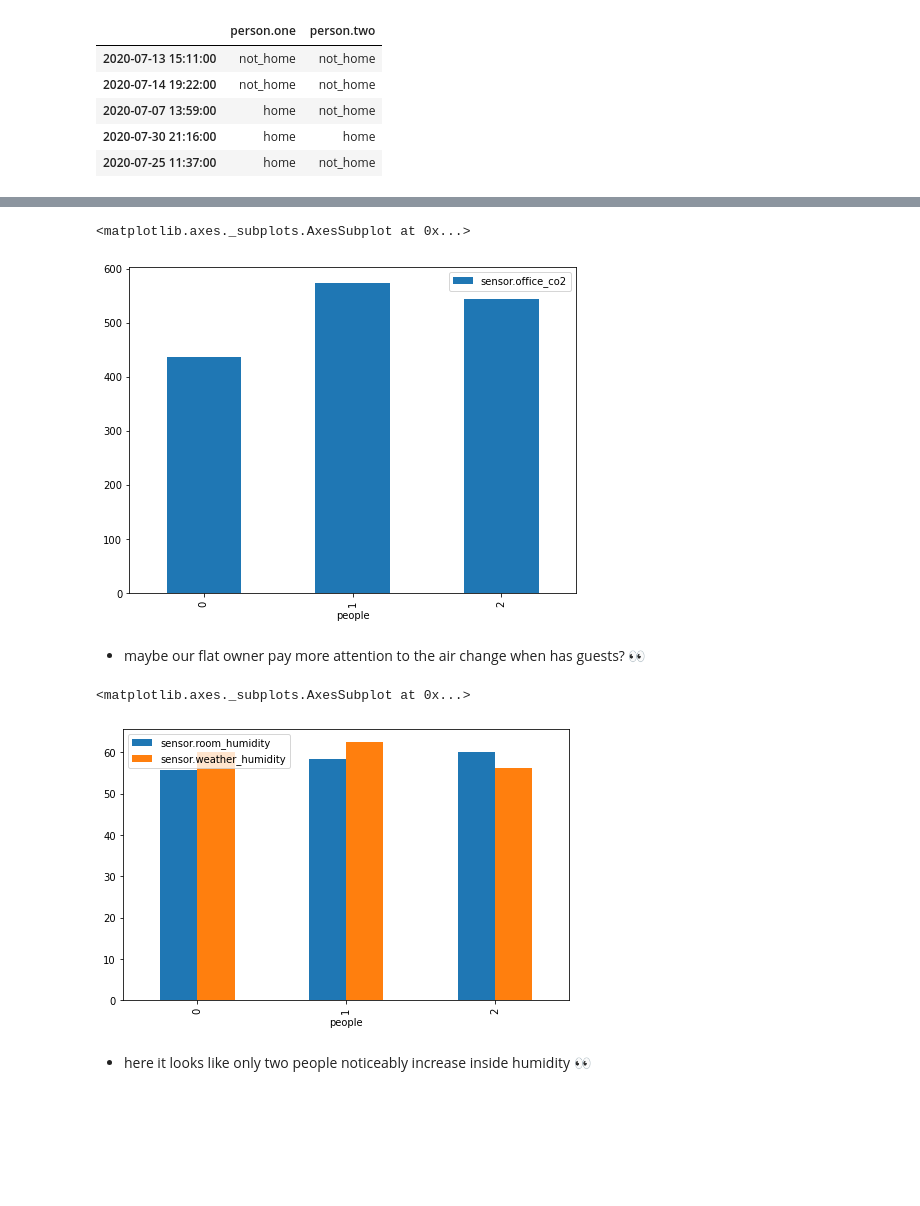
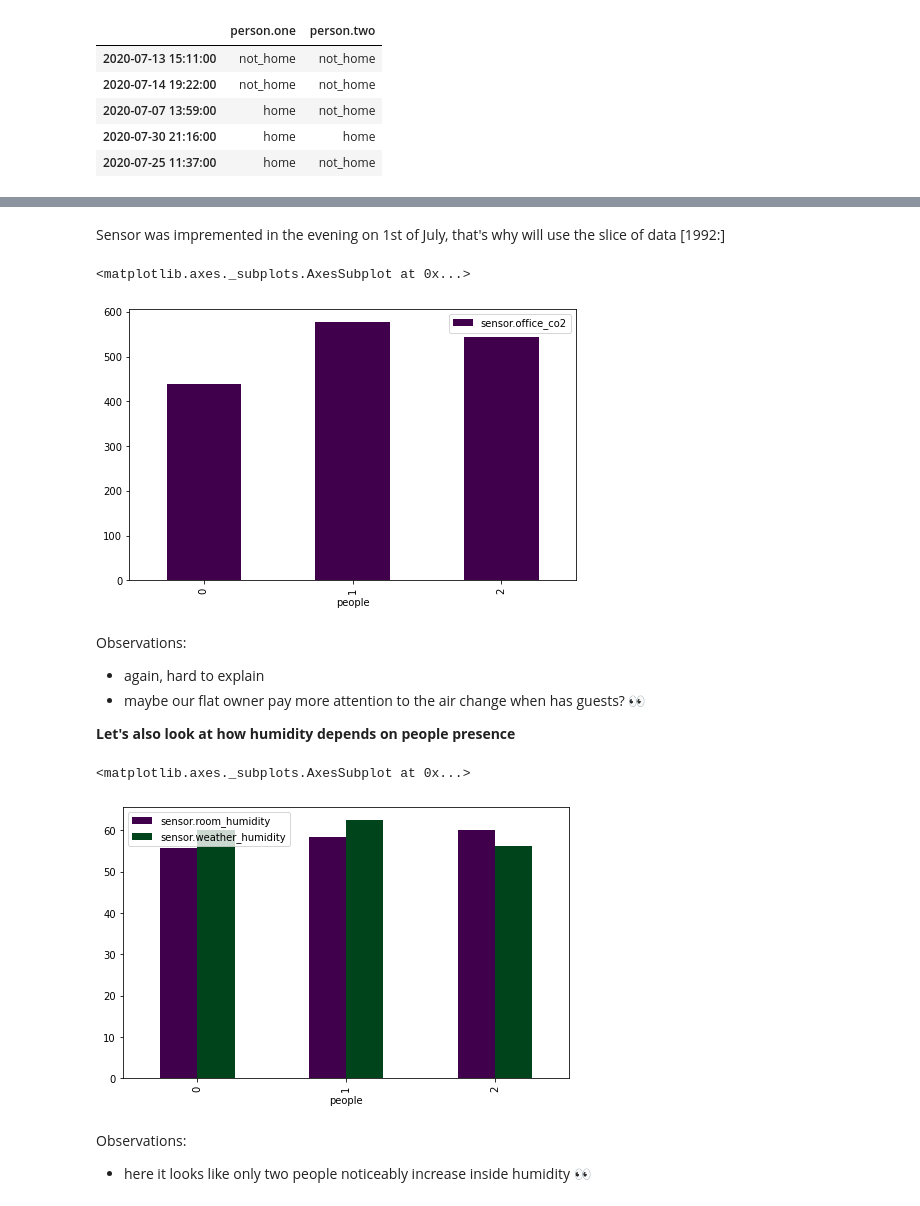
Before and after one commit to asyaparfenova/air_condidioner_effectiveness_cost_carbon_footprint, a Jupyter notebook: EDA.ipynb, the cells around one changed output, grey strips where cells are left out. Drawn from its saved outputs; the diff is of its cells as text; code cells hidden in the pictures; blank space fills up the shorter version.

```diff
--- a/EDA.ipynb
+++ b/EDA.ipynb
@@ -406,15 +395,22 @@ memory usage: 7.6+ MB
+# %% [markdown]
+Sensor was impremented in the evening on 1st of July, that's why will use the slice of data [1992:]
 # %%
-df[['sensor.office_co2','people']].groupby('people').mean().plot.bar()
+df[['sensor.office_co2','people']][1992:].groupby('people').mean().plot(kind='bar', colormap='PRGn')
 # %% [output]
 <matplotlib.axes._subplots.AxesSubplot at 0x...>
-[figure, old version]
+[figure, new version]
 # %% [markdown]
+Observations:
+- again, hard to explain
 - maybe our flat owner pay more attention to the air change when has guests? 👀
+
+**Let's also look at how humidity depends on people presence**
 # %%
-df[['sensor.room_humidity', 'sensor.weather_humidity', 'people']].groupby('people').mean().plot.bar()
+df[['sensor.room_humidity', 'sensor.weather_humidity', 'people']].groupby('people').mean().plot(kind='bar', colormap='PRGn')
 # %% [output]
 <matplotlib.axes._subplots.AxesSubplot at 0x...>
-[figure, old version]
+[figure, new version]
 # %% [markdown]
+Observations:
 - here it looks like only two people noticeably increase inside humidity 👀
 # %% [markdown]
```
Also changed, not shown: parts of 21 cells of this notebook.
